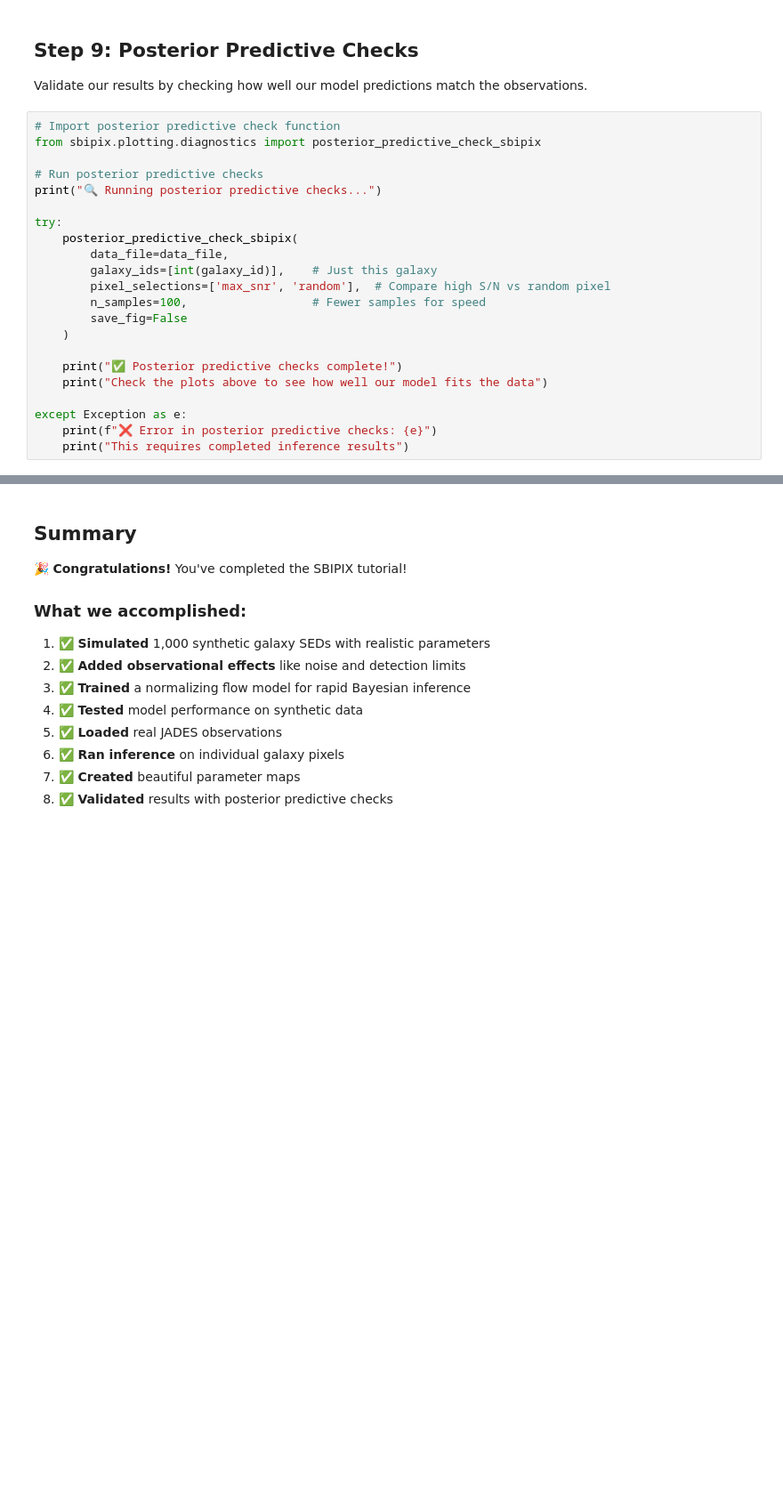
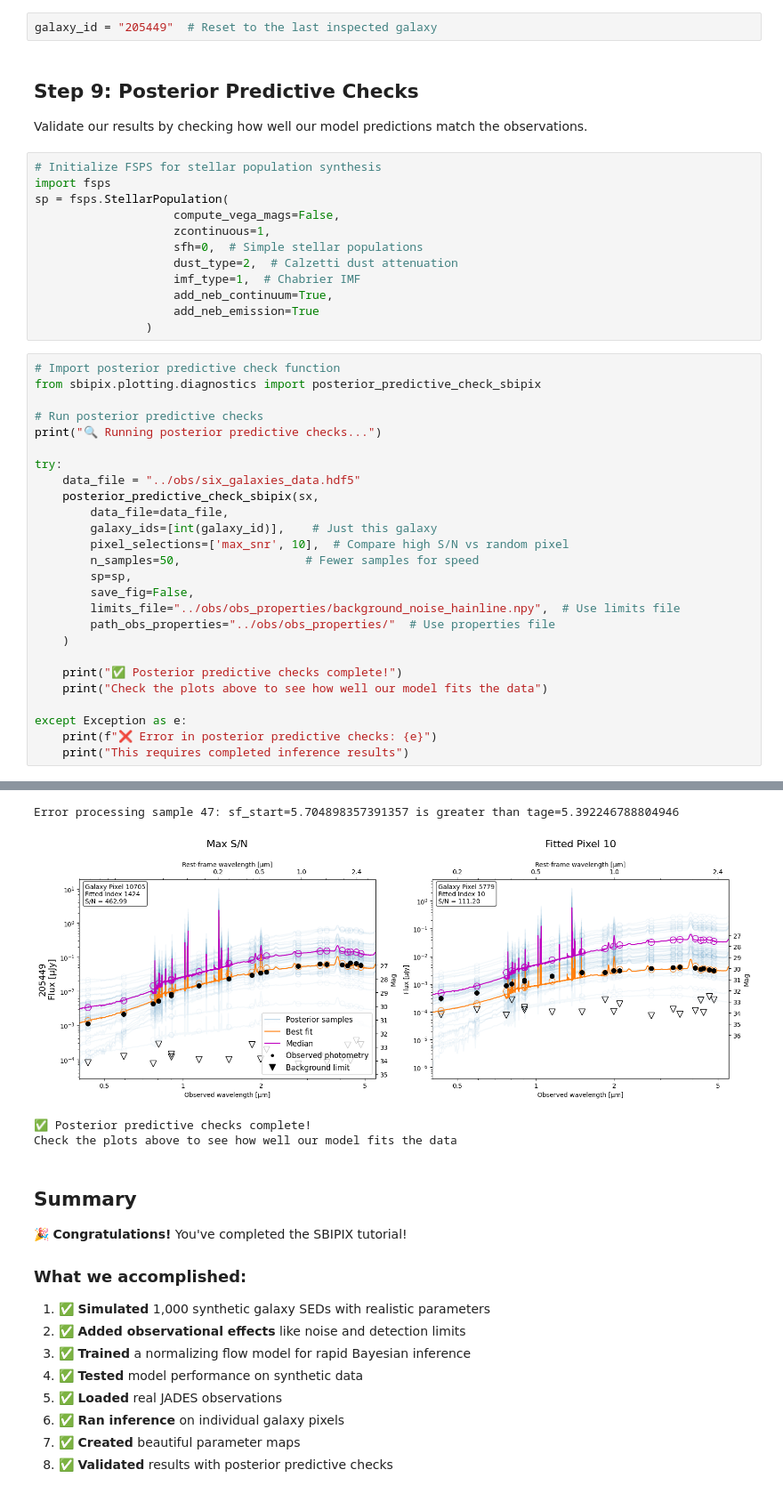
Before and after one commit to nataliacvillanueva/SBIPIX_natalia, a Jupyter notebook: examples/getting_started.ipynb, the cells around one changed output, grey strips where cells are left out. Shown at 89% size. Saved outputs shown, nothing was run; the diff lists cells and outputs as text; blank space fills up the shorter version.

Commit message:
readme and getting started

```diff
--- a/examples/getting_started.ipynb
+++ b/examples/getting_started.ipynb
@@ -456,7 +454,21 @@ Error maps - Fitted pixels: 2627/20189 (13.01%)
+# %%
+galaxy_id = "205449"  # Reset to the last inspected galaxy
 # %% [markdown]
 ## Step 9: Posterior Predictive Checks
 
 Validate our results by checking how well our model predictions match the observations.
+# %%
+# Initialize FSPS for stellar population synthesis
+import fsps
+sp = fsps.StellarPopulation(
+                    compute_vega_mags=False,
+                    zcontinuous=1,
+                    sfh=0,  # Simple stellar populations
+                    dust_type=2,  # Calzetti dust attenuation
+                    imf_type=1,  # Chabrier IMF
+                    add_neb_continuum=True,
+                    add_neb_emission=True
+                )
 # %%
 # Import posterior predictive check function
 from sbipix.plotting.diagnostics import posterior_predictive_check_sbipix
@@ -465,12 +477,16 @@ from sbipix.plotting.diagnostics import posterior_predictive_check_sbipix
 print("🔍 Running posterior predictive checks...")
 
 try:
-    posterior_predictive_check_sbipix(
+    data_file = "../obs/six_galaxies_data.hdf5"
+    posterior_predictive_check_sbipix(sx,
         data_file=data_file,
         galaxy_ids=[int(galaxy_id)],    # Just this galaxy
-        pixel_selections=['max_snr', 'random'],  # Compare high S/N vs random pixel
-        n_samples=100,                  # Fewer samples for speed
-        save_fig=False
+        pixel_selections=['max_snr', 10],  # Compare high S/N vs random pixel
+        n_samples=50,                  # Fewer samples for speed
+        sp=sp,
+        save_fig=False,
+        limits_file="../obs/obs_properties/background_noise_hainline.npy",  # Use limits file
+        path_obs_properties="../obs/obs_properties/"  # Use properties file
     )
 
     print("✅ Posterior predictive checks complete!")
@@ -491,3 +509,7 @@ Error processing sample 1: [Errno 2] No such file or directory: 'obs/obs_propert
+Error processing sample 47: sf_start=5.704898357391357 is greater than tage=5.392246788804946
+[figure, added]
+✅ Posterior predictive checks complete!
+Check the plots above to see how well our model fits the data
 # %% [markdown]
 ## Summary
 
```
Also changed, not shown: parts of 14 cells of this notebook, 6 other files.
